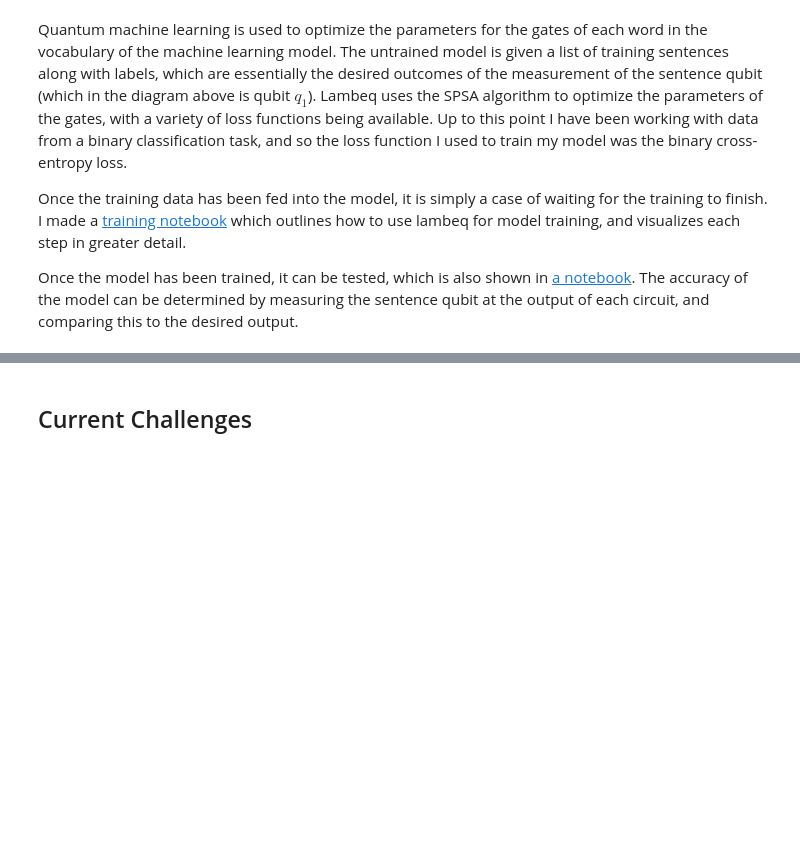
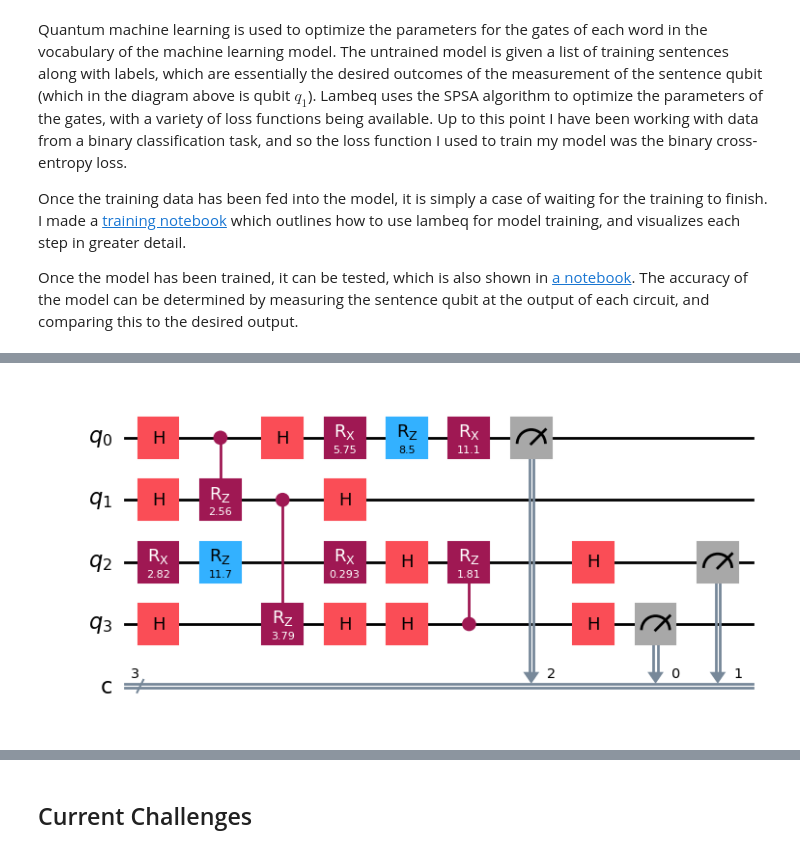
Before and after one commit to L-Amos/QNLP_project, a Jupyter notebook: Journal/SitRep-29-10-24.ipynb, the cells around one changed output, grey strips where cells are left out. Cells and saved outputs as stored; diff of their text form; code cells hidden in the pictures; blank space fills up the shorter version.

Commit message:
Adding quantum circuit extraction and composure.

```diff
--- a/Journal/SitRep-29-10-24.ipynb
+++ b/Journal/SitRep-29-10-24.ipynb
@@ -78,0 +85,12 @@ Once the model has been trained, it can be tested, which is also shown in [a not
+# %%
+# Import my own module
+import sys
+sys.path.insert(1, '../')
+from src import state_fidelity
+
+sentence = "woman prepares tasty dinner ."
+model = state_fidelity.load_model("../testing/model.lt")  # Load trained model
+circuit = state_fidelity.sentences_to_circuits([sentence], model)[0]  # Obtain optimized quantum circuit
+circuit.draw('mpl')
+# %% [output]
+[figure, added]
```
Also changed, not shown: parts of 6 cells of this notebook.
